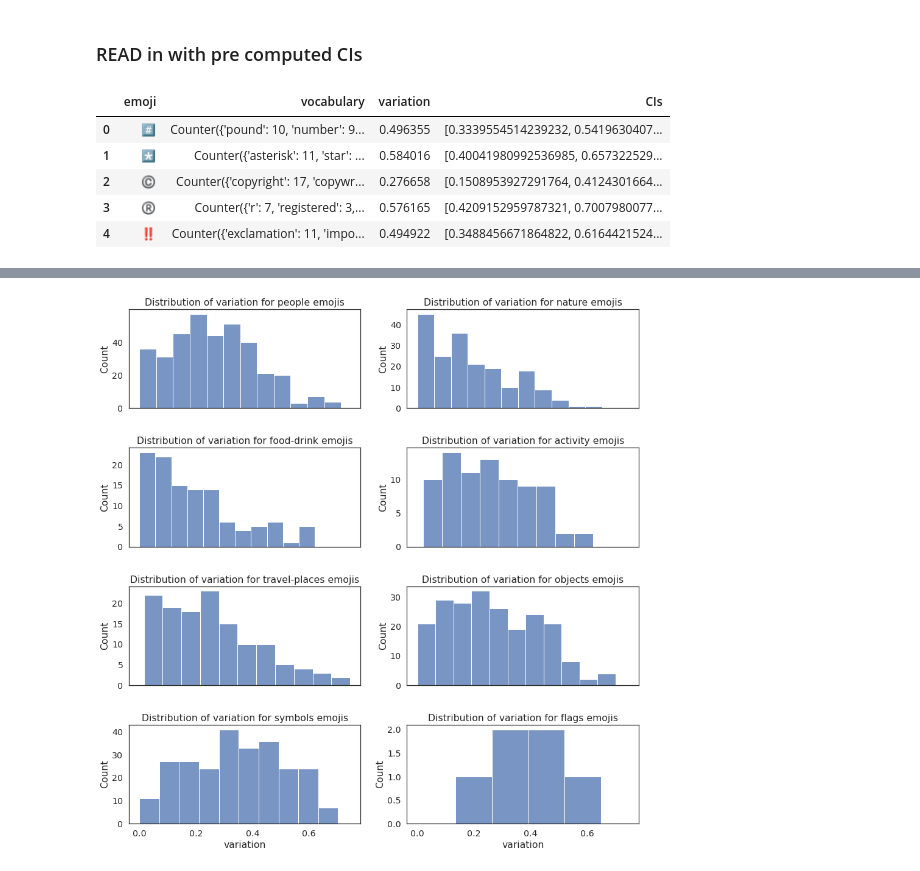
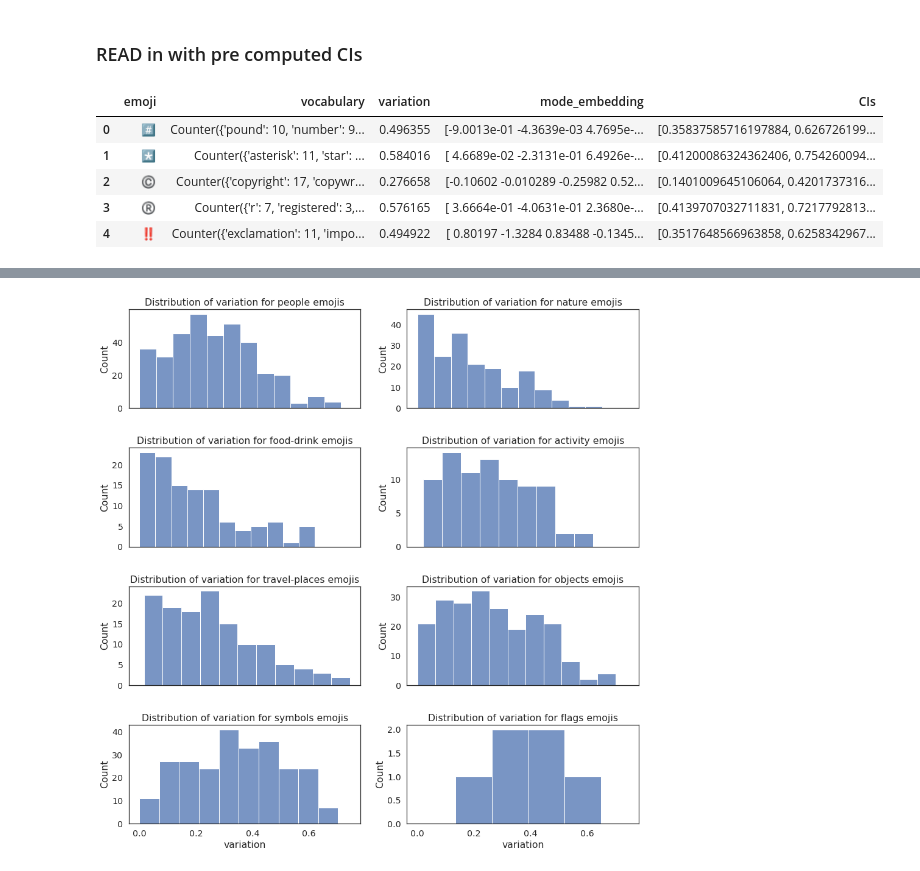
Before and after one commit to epfl-ada/emoji-ambiguity, a Jupyter notebook: notebooks/05_emoji_categories.ipynb, the cells around one changed output, grey strips where cells are left out. Saved outputs shown, nothing was run; the diff lists cells and outputs as text; code cells hidden in the pictures.

```diff
--- a/notebooks/05_emoji_categories.ipynb
+++ b/notebooks/05_emoji_categories.ipynb
@@ -25,16 +25,17 @@ sns.set_style("white", {'axes.grid' : False})
 # %% [markdown]
 ### READ in with pre computed CIs
 # %%
+AMBIGUITY_VARIATION = '/scratch/czestoch/ambiguity_variation.csv.gz'
 variations = pd.read_csv(AMBIGUITY_VARIATION)
 variations.CIs = variations.CIs.apply(eval)
 variations.head()
 # %% [output]
-|  | emoji | vocabulary | variation | CIs |
-| 0 | #️⃣ | Counter({'pound': 10, 'number': 9... | 0.496355 | [0.3339554514239232, 0.5419630407... |
-| 1 | *️⃣ | Counter({'asterisk': 11, 'star': ... | 0.584016 | [0.40041980992536985, 0.657322529... |
-| 2 | ©️ | Counter({'copyright': 17, 'copywr... | 0.276658 | [0.1508953927291764, 0.4124301664... |
-| 3 | ®️ | Counter({'r': 7, 'registered': 3,... | 0.576165 | [0.4209152959787321, 0.7007980077... |
-| 4 | ‼️ | Counter({'exclamation': 11, 'impo... | 0.494922 | [0.3488456671864822, 0.6164421524... |
+|  | emoji | vocabulary | variation | mode_embedding | CIs |
+| 0 | #️⃣ | Counter({'pound': 10, 'number': 9... | 0.496355 | [-9.0013e-01 -4.3639e-03 4.7695e-... | [0.35837585716197884, 0.626726199... |
+| 1 | *️⃣ | Counter({'asterisk': 11, 'star': ... | 0.584016 | [ 4.6689e-02 -2.3131e-01 6.4926e-... | [0.41200086324362406, 0.754260094... |
+| 2 | ©️ | Counter({'copyright': 17, 'copywr... | 0.276658 | [-0.10602 -0.010289 -0.25982 0.52... | [0.1401009645106064, 0.4201737316... |
+| 3 | ®️ | Counter({'r': 7, 'registered': 3,... | 0.576165 | [ 3.6664e-01 -4.0631e-01 2.3680e-... | [0.4139707032711831, 0.7217792813... |
+| 4 | ‼️ | Counter({'exclamation': 11, 'impo... | 0.494922 | [ 0.80197 -1.3284 0.83488 -0.1345... | [0.3517648566963858, 0.6258342967... |
 # %%
 variations['vocab_size'] = 0
 for i, row in variations.iterrows():
```
Also changed, not shown: parts of 10 cells of this notebook, 1 other file.
